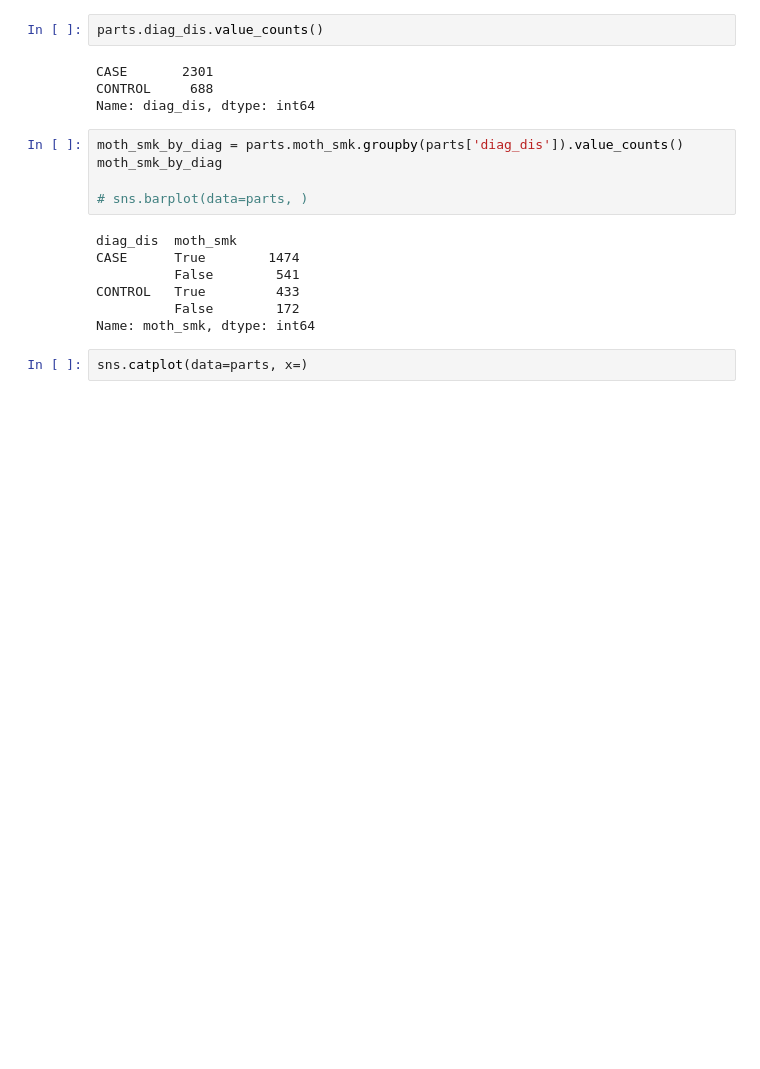
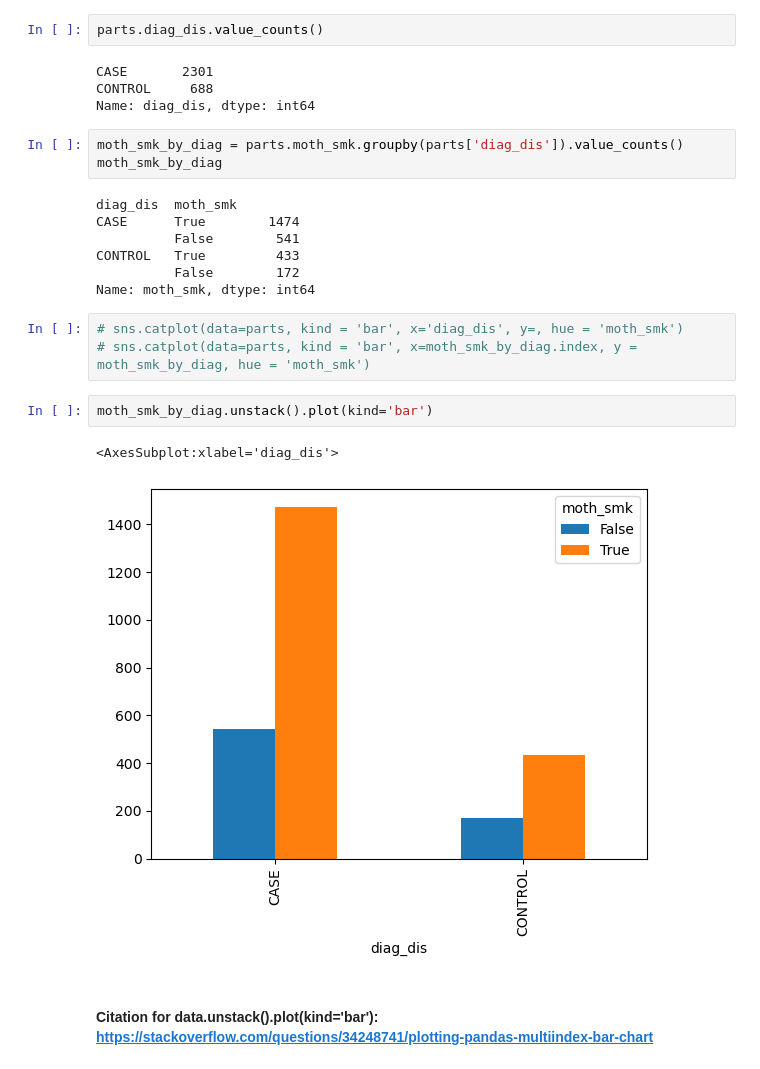
Before and after one commit to MGKane23/accelerate-cure, a Jupyter notebook: mg_and_char.ipynb, the cells around one changed output. Saved outputs shown, nothing was run; the diff lists cells and outputs as text; blank space fills up the shorter version.

Commit message:
answering question 3

```diff
--- a/Untitled.ipynb
+++ b/mg_and_char.ipynb
@@ -53,8 +53,6 @@ Name: diag_dis, dtype: int64
 # %%
 moth_smk_by_diag = parts.moth_smk.groupby(parts['diag_dis']).value_counts()
 moth_smk_by_diag
-
-# sns.barplot(data=parts, )
 # %% [output]
 diag_dis  moth_smk
 CASE      True        1474
@@ -62,5 +60,13 @@ CASE      True        1474
 CONTROL   True         433
           False        172
 Name: moth_smk, dtype: int64
-# %%
-sns.catplot(data=parts, x=)
+# %%
+# sns.catplot(data=parts, kind = 'bar', x='diag_dis', y=, hue = 'moth_smk')
+# sns.catplot(data=parts, kind = 'bar', x=moth_smk_by_diag.index, y = moth_smk_by_diag, hue = 'moth_smk')
+# %%
+moth_smk_by_diag.unstack().plot(kind='bar')
+# %% [output]
+<AxesSubplot:xlabel='diag_dis'>
+[figure, added]
+# %% [markdown]
+#### Citation for data.unstack().plot(kind='bar'): https://stackoverflow.com/questions/34248741/plotting-pandas-multiindex-bar-chart
```
